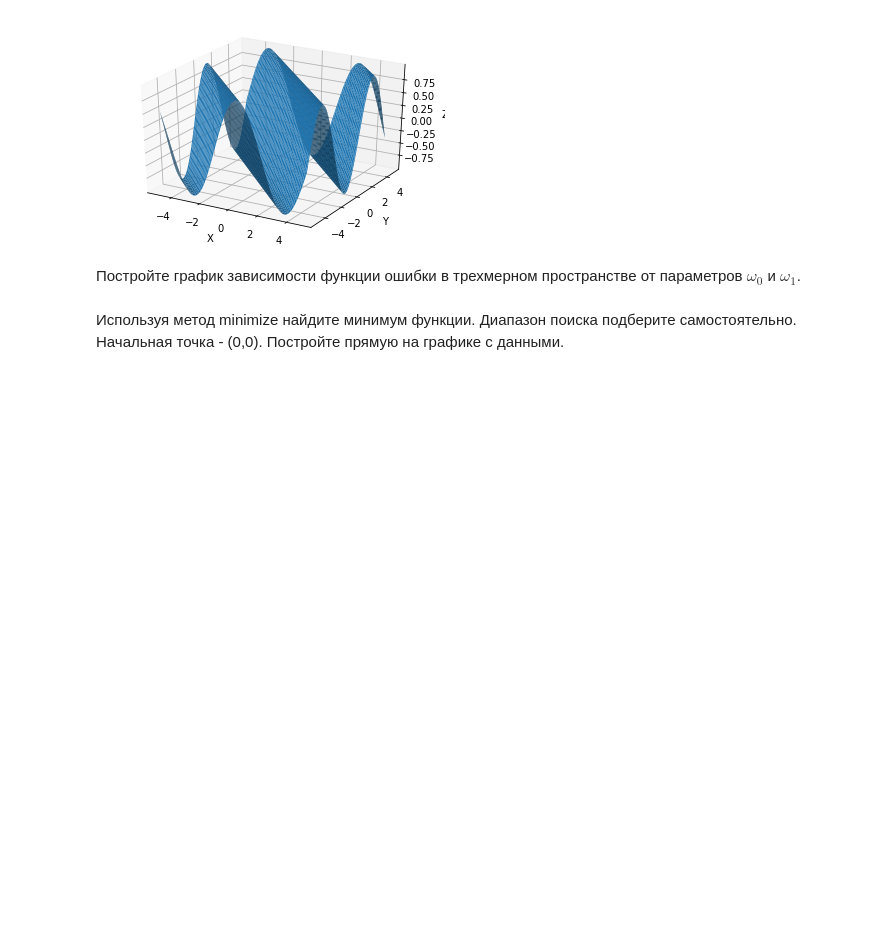
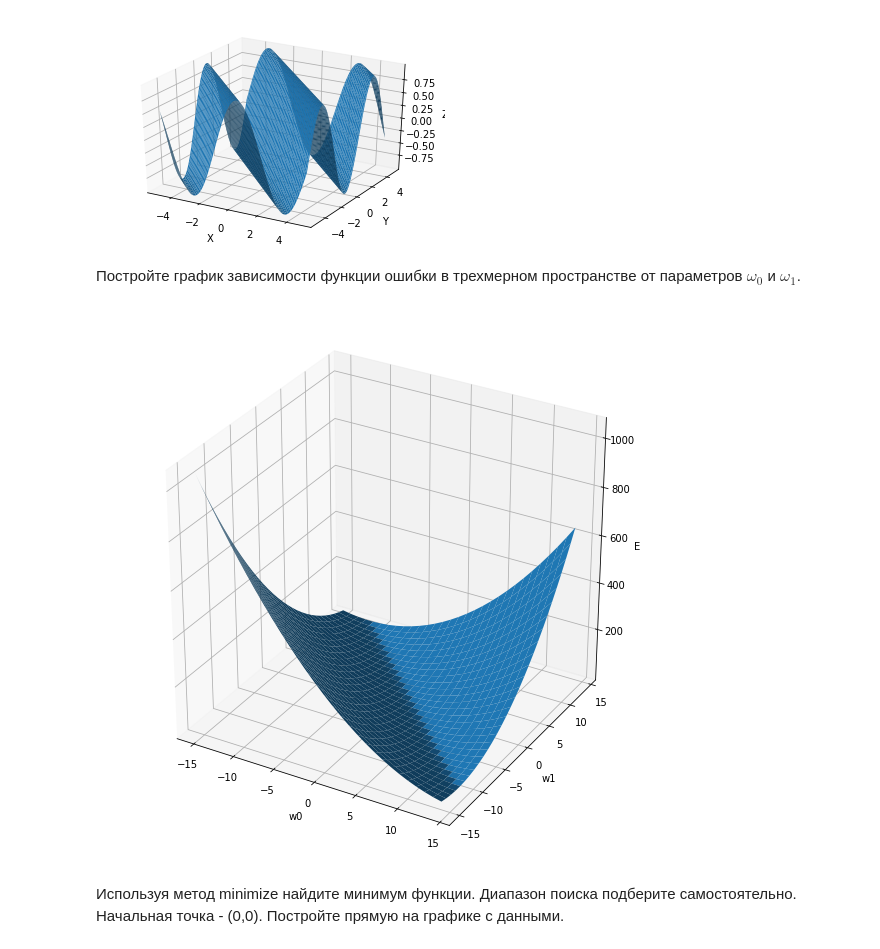
Before and after one commit to Norrica/ml_course, a Jupyter notebook: practics/lab2_linear_regression/lab_linear_regression_ready.ipynb, the cells around one changed output. Saved outputs shown, nothing was run; the diff lists cells and outputs as text; code cells hidden in the pictures; blank space fills up the shorter version.

```diff
--- a/practics/lab2_linear_regression/lab_linear_regression_ready.ipynb
+++ b/practics/lab2_linear_regression/lab_linear_regression_ready.ipynb
@@ -75,2 +94,23 @@ plt.show()
+# %%
+fig = plt.figure(figsize=(10,10),)
+ax = fig.gca(projection='3d') # get current axis
+
+a,b= [],[]
+for i in range(-15,15):
+    a.append(i)
+    b.append(i)
+
+X = a
+Y = b
+X, Y = np.meshgrid(X, Y)
+Z = square_error(X,Y)
+
+surf = ax.plot_surface(X, Y, Z)
+ax.set_xlabel('w0')
+ax.set_ylabel('w1')
+ax.set_zlabel('E')
+plt.show()
+# %% [output]
+[figure, added]
 # %% [markdown]
 Используя метод minimize найдите минимум функции. Диапазон поиска подберите самостоятельно. Начальная точка - (0,0). Постройте прямую на графике с данными.
```
Also changed, not shown: parts of 12 cells of this notebook.
